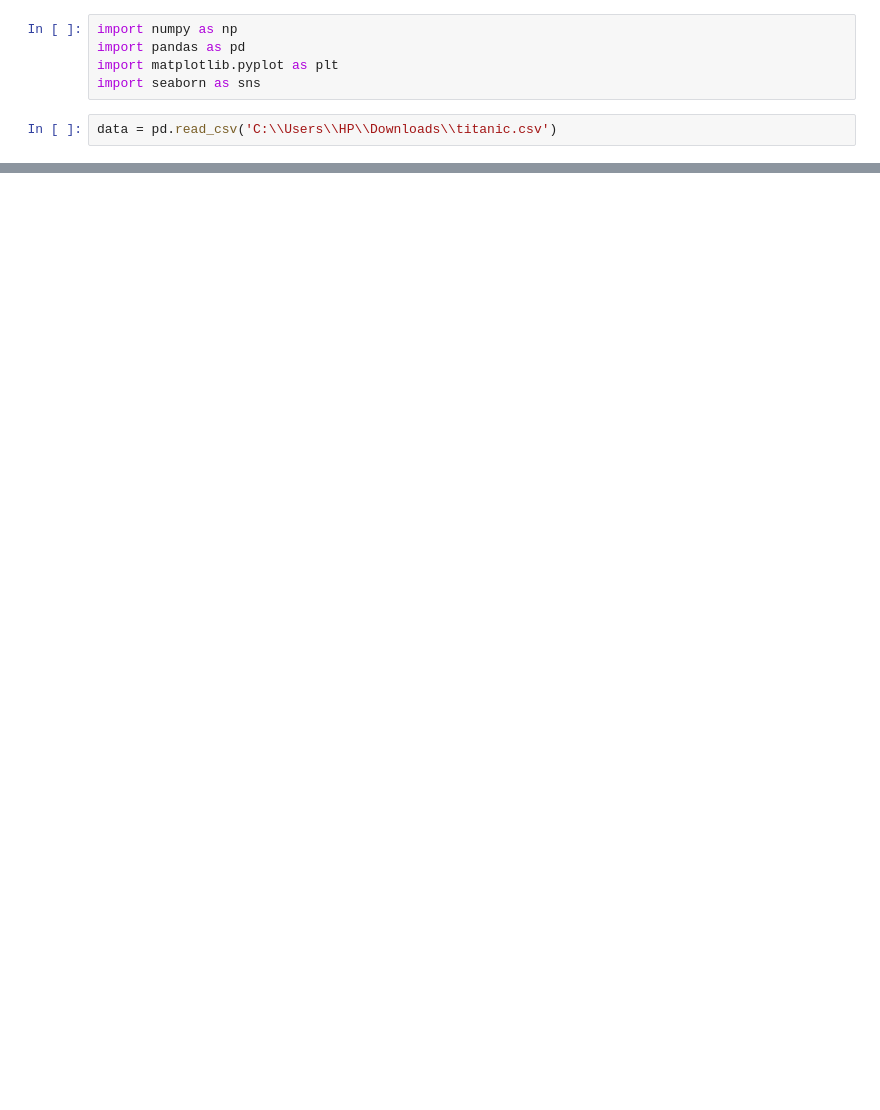
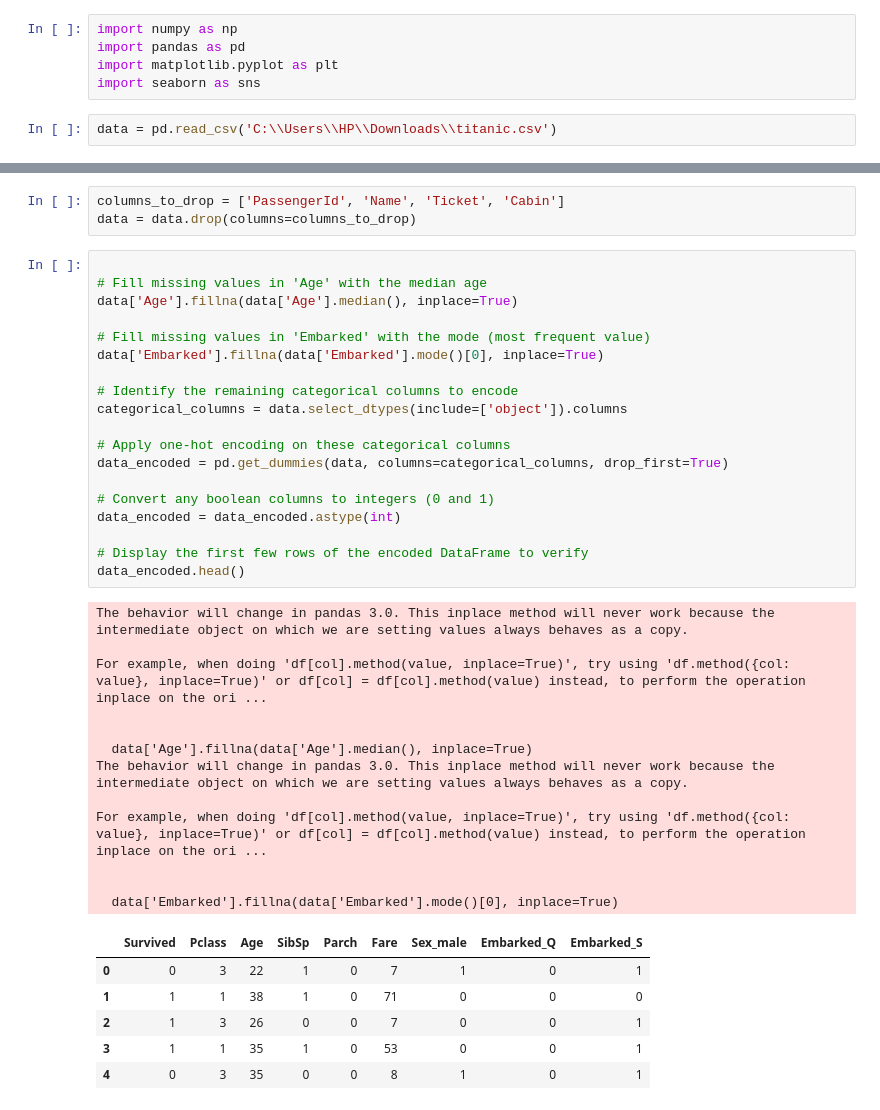
Before and after one commit to IshaRanjan/Logistic_Regression, a Jupyter notebook: logistic_regression-checkpoint.ipynb, the cells around one changed output, grey strips where cells are left out. Drawn from its saved outputs; the diff is of its cells as text; blank space fills up the shorter version.

```diff
--- a/logistic_regression-checkpoint.ipynb
+++ b/logistic_regression-checkpoint.ipynb
@@ -108,0 +53,41 @@ F1 Score: 0.73
+# %%
+columns_to_drop = ['PassengerId', 'Name', 'Ticket', 'Cabin']
+data = data.drop(columns=columns_to_drop)
+# %%
+
+# Fill missing values in 'Age' with the median age
+data['Age'].fillna(data['Age'].median(), inplace=True)
+
+# Fill missing values in 'Embarked' with the mode (most frequent value)
+data['Embarked'].fillna(data['Embarked'].mode()[0], inplace=True)
+
+# Identify the remaining categorical columns to encode
+categorical_columns = data.select_dtypes(include=['object']).columns
+
+# Apply one-hot encoding on these categorical columns
+data_encoded = pd.get_dummies(data, columns=categorical_columns, drop_first=True)
+
+# Convert any boolean columns to integers (0 and 1)
+data_encoded = data_encoded.astype(int)
+
+# Display the first few rows of the encoded DataFrame to verify
+data_encoded.head()
+# %% [output]
+The behavior will change in pandas 3.0. This inplace method will never work because the intermediate object on which we are setting values always behaves as a copy.
+
+For example, when doing 'df[col].method(value, inplace=True)', try using 'df.method({col: value}, inplace=True)' or df[col] = df[col].method(value) instead, to perform the operation inplace on the ori ...
+
+
+  data['Age'].fillna(data['Age'].median(), inplace=True)
+The behavior will change in pandas 3.0. This inplace method will never work because the intermediate object on which we are setting values always behaves as a copy.
+
+For example, when doing 'df[col].method(value, inplace=True)', try using 'df.method({col: value}, inplace=True)' or df[col] = df[col].method(value) instead, to perform the operation inplace on the ori ...
+
+
+  data['Embarked'].fillna(data['Embarked'].mode()[0], inplace=True)
+|  | Survived | Pclass | Age | SibSp | Parch | Fare | Sex_male | Embarked_Q | Embarked_S |
+| 0 | 0 | 3 | 22 | 1 | 0 | 7 | 1 | 0 | 1 |
+| 1 | 1 | 1 | 38 | 1 | 0 | 71 | 0 | 0 | 0 |
+| 2 | 1 | 3 | 26 | 0 | 0 | 7 | 0 | 0 | 1 |
+| 3 | 1 | 1 | 35 | 1 | 0 | 53 | 0 | 0 | 1 |
+| 4 | 0 | 3 | 35 | 0 | 0 | 8 | 1 | 0 | 1 |
```
Also changed, not shown: parts of 17 cells of this notebook.
